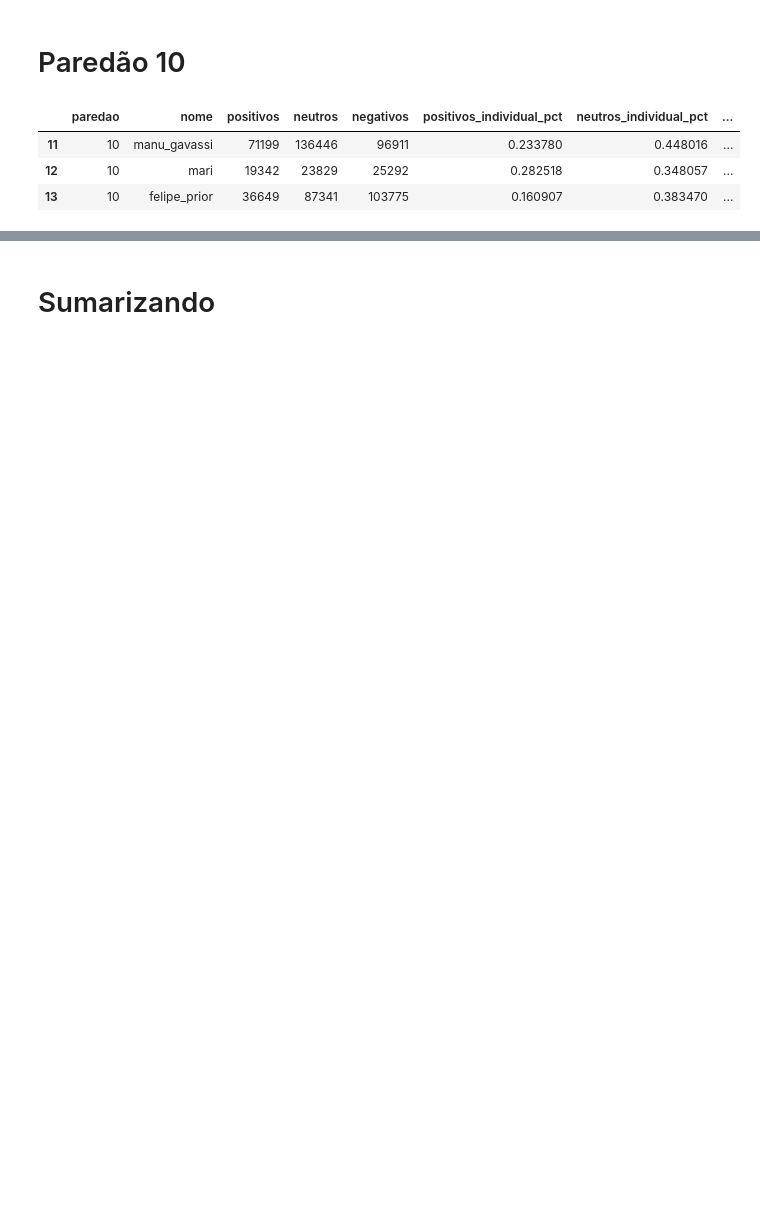
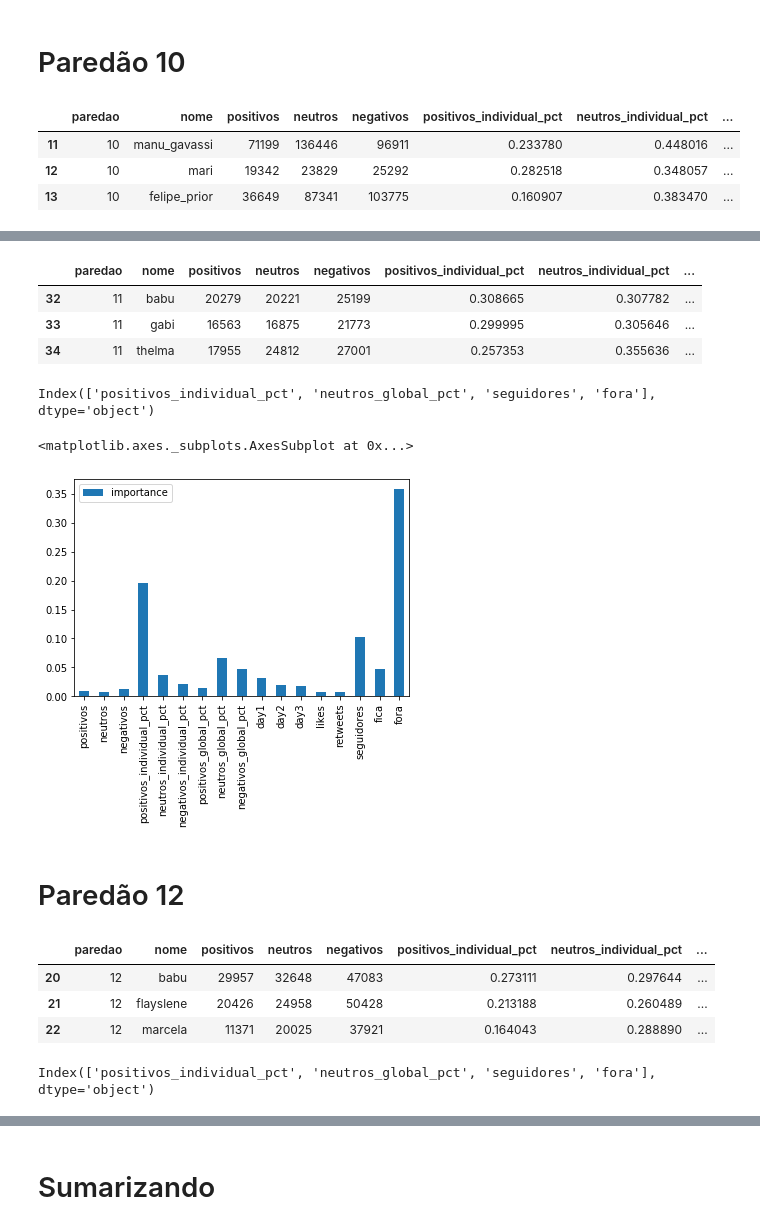
Before and after one commit to kenzosakiyama/BBBert20, a Jupyter notebook: regression/atribute_selection.ipynb, the cells around one changed output, grey strips where cells are left out. Drawn from its saved outputs; the diff is of its cells as text; code cells hidden in the pictures; blank space fills up the shorter version.

```diff
--- a/regression/atribute_selection.ipynb
+++ b/regression/atribute_selection.ipynb
@@ -354,0 +355,22 @@ pd.DataFrame(features_importance, index=columns, columns=["importance"]).plot.ba
+# %%
+train_df, test_df = get_train_test(11, normalize=NORMALIZE)
+test_df
+# %% [output]
+|  | paredao | nome | positivos | neutros | negativos | positivos_individual_pct | neutros_individual_pct | ... |
+| 32 | 11 | babu | 20279 | 20221 | 25199 | 0.308665 | 0.307782 | ... |
+| 33 | 11 | gabi | 16563 | 16875 | 21773 | 0.299995 | 0.305646 | ... |
+| 34 | 11 | thelma | 17955 | 24812 | 27001 | 0.257353 | 0.355636 | ... |
+# %%
+x_train, y_train = train_df.drop(columns=["paredao", "nome", "rejeicao"], axis=1).to_numpy(), train_df.drop(columns=train_df.columns[:-1], axis=1).to_numpy()
+x_test, y_test = test_df.drop(columns=["paredao", "nome", "rejeicao"], axis=1).to_numpy(), test_df.drop(columns=train_df.columns[:-1], axis=1).to_numpy()
+# %%
+regressor = SelectFromModel(RandomForestRegressor(n_estimators=ESTIMATORS))
+# %%
+_ = regressor.fit(x_train, y_train)
+features = regressor.get_support()
+columns = train_df.drop(columns=["paredao", "nome", "rejeicao"]).columns
+indexes = columns[features]
+features_importance = regressor.estimator_.feature_importances_
+indexes
+# %% [output]
+Index(['positivos_individual_pct', 'neutros_global_pct', 'seguidores', 'fora'], dtype='object')
@@ -354,0 +380,15 @@ pd.DataFrame(features_importance, index=columns, columns=["importance"]).plot.ba
+# %%
+pd.DataFrame(features_importance, index=columns, columns=["importance"]).plot.bar()
+# %% [output]
+<matplotlib.axes._subplots.AxesSubplot at 0x...>
+[figure, added]
+# %% [markdown]
+# Paredão 12
+# %%
+train_df, test_df = get_train_test(12, normalize=NORMALIZE)
+test_df
+# %% [output]
+|  | paredao | nome | positivos | neutros | negativos | positivos_individual_pct | neutros_individual_pct | ... |
+| 20 | 12 | babu | 29957 | 32648 | 47083 | 0.273111 | 0.297644 | ... |
+| 21 | 12 | flayslene | 20426 | 24958 | 50428 | 0.213188 | 0.260489 | ... |
+| 22 | 12 | marcela | 11371 | 20025 | 37921 | 0.164043 | 0.288890 | ... |
@@ -354,0 +400,9 @@ pd.DataFrame(features_importance, index=columns, columns=["importance"]).plot.ba
+# %%
+_ = regressor.fit(x_train, y_train)
+features = regressor.get_support()
+columns = train_df.drop(columns=["paredao", "nome", "rejeicao"]).columns
+indexes = columns[features]
+features_importance = regressor.estimator_.feature_importances_
+indexes
+# %% [output]
+Index(['positivos_individual_pct', 'neutros_global_pct', 'seguidores', 'fora'], dtype='object')
```
Also changed, not shown: parts of 43 cells of this notebook, 1 other file.
